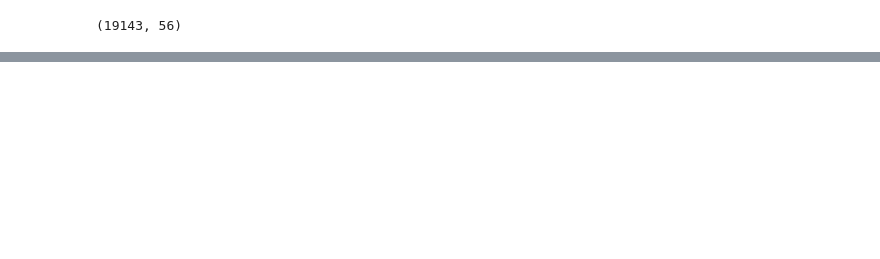
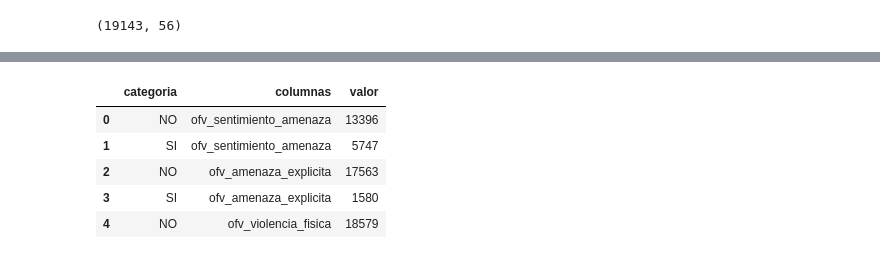
Before and after one commit to VicColombo/linea_137_llamados_vs, a Jupyter notebook: tocar_las_variables.ipynb, the cells around one changed output, grey strips where cells are left out. Drawn from its saved outputs; the diff is of its cells as text; code cells hidden in the pictures; blank space fills up the shorter version.

```diff
--- a/tocar_las_variables.ipynb
+++ b/tocar_las_variables.ipynb
@@ -144,0 +236,10 @@ Name: vs_existencia_facilitador_corrupcion_nnya, dtype: int64
+# %%
+ofv_wide_to_long = ofv_val_count.melt('categoria', var_name='columnas', value_name='valor')
+ofv_wide_to_long.head()
+# %% [output]
+|  | categoria | columnas | valor |
+| 0 | NO | ofv_sentimiento_amenaza | 13396 |
+| 1 | SI | ofv_sentimiento_amenaza | 5747 |
+| 2 | NO | ofv_amenaza_explicita | 17563 |
+| 3 | SI | ofv_amenaza_explicita | 1580 |
+| 4 | NO | ofv_violencia_fisica | 18579 |
```
Also changed, not shown: parts of 30 cells of this notebook, 6 other files.
